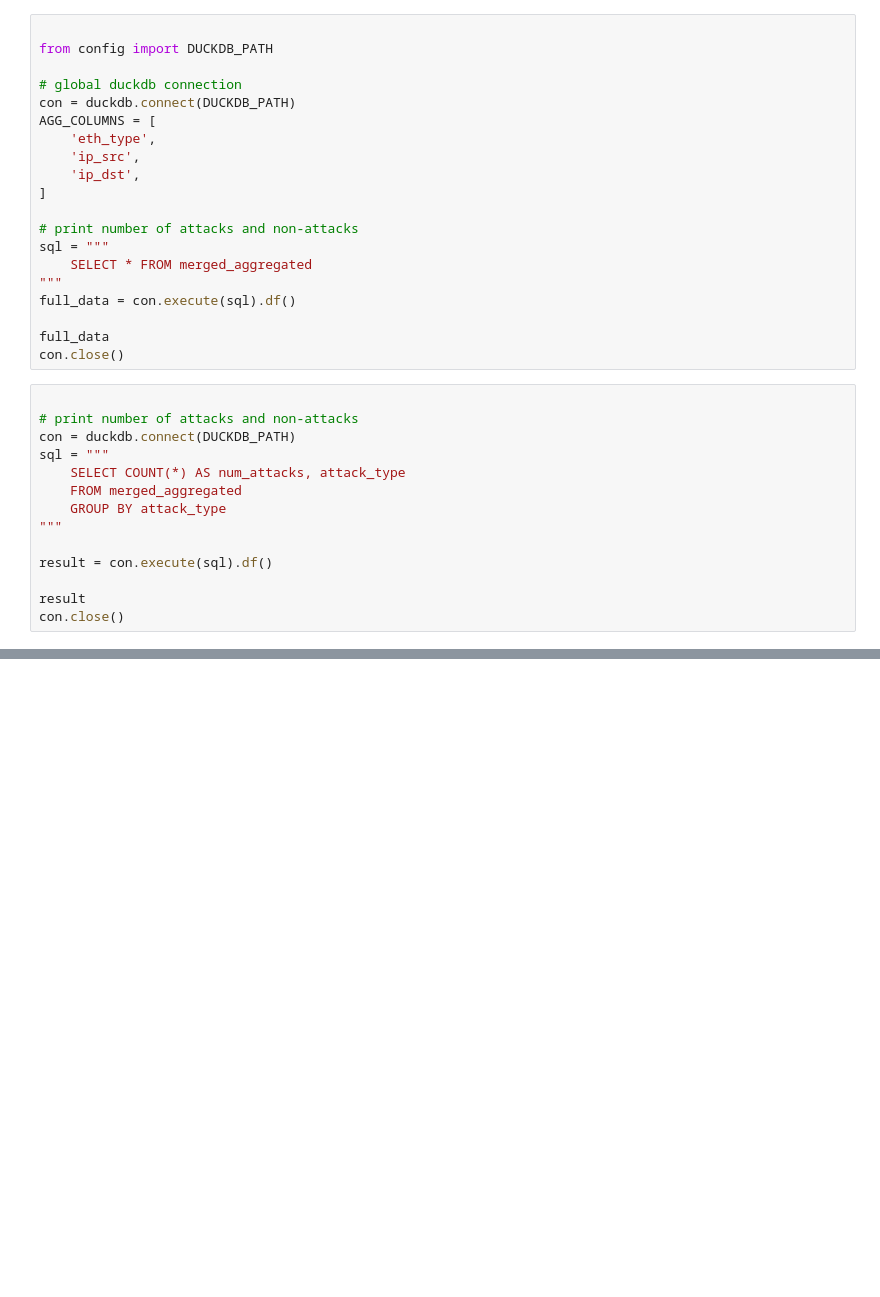
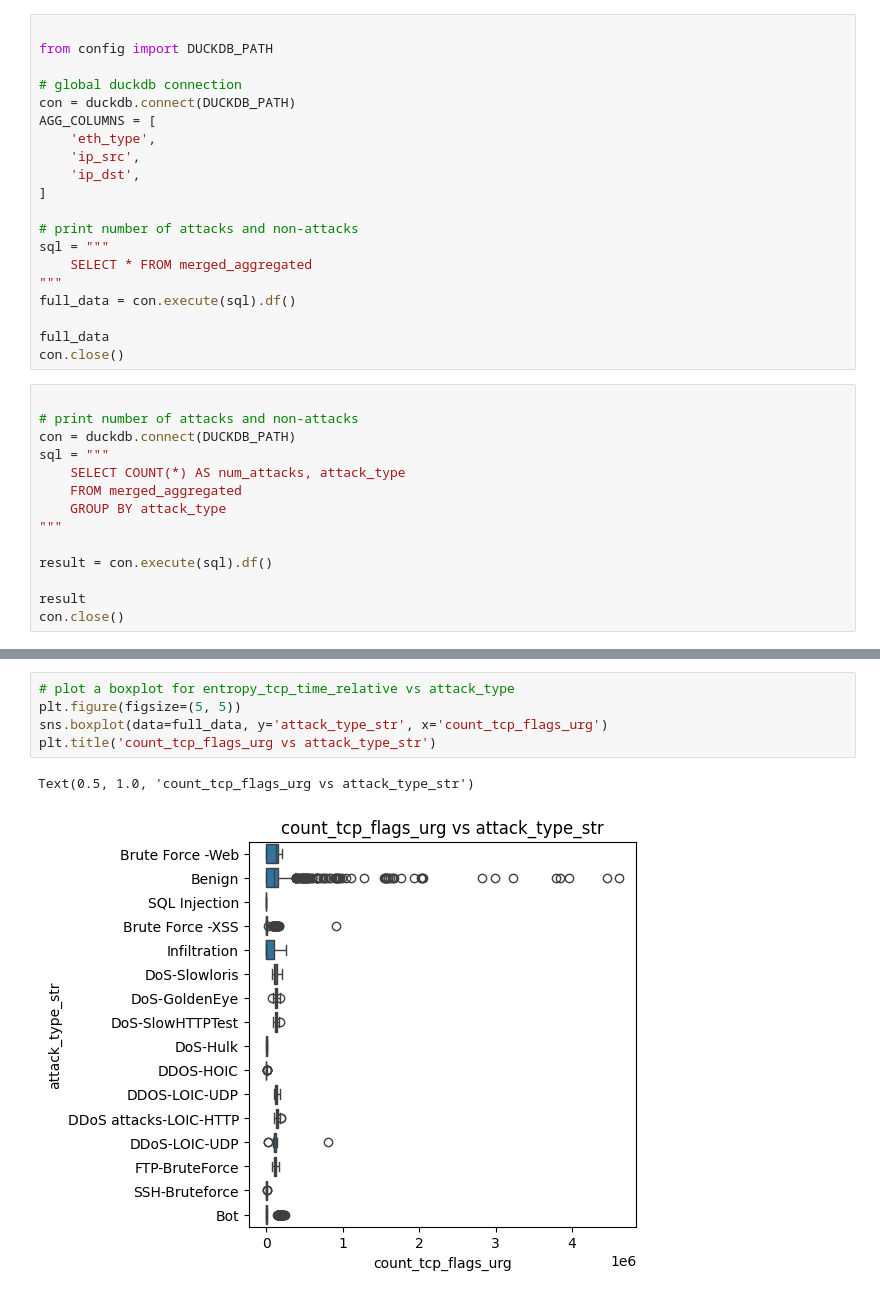
Before and after one commit to nlaha/cpts475_ML_intrusion_detection, a Jupyter notebook: analysis.ipynb, the cells around one changed output, grey strips where cells are left out. Cells and saved outputs as stored; diff of their text form; blank space fills up the shorter version.

```diff
--- a/analysis.ipynb
+++ b/analysis.ipynb
@@ -125,0 +117,8 @@ plt.show()
+# %%
+# plot a boxplot for entropy_tcp_time_relative vs attack_type
+plt.figure(figsize=(5, 5))
+sns.boxplot(data=full_data, y='attack_type_str', x='count_tcp_flags_urg')
+plt.title('count_tcp_flags_urg vs attack_type_str')
+# %% [output]
+Text(0.5, 1.0, 'count_tcp_flags_urg vs attack_type_str')
+[figure, added]
```
Also changed, not shown: parts of 2 cells of this notebook, 2 other files.
